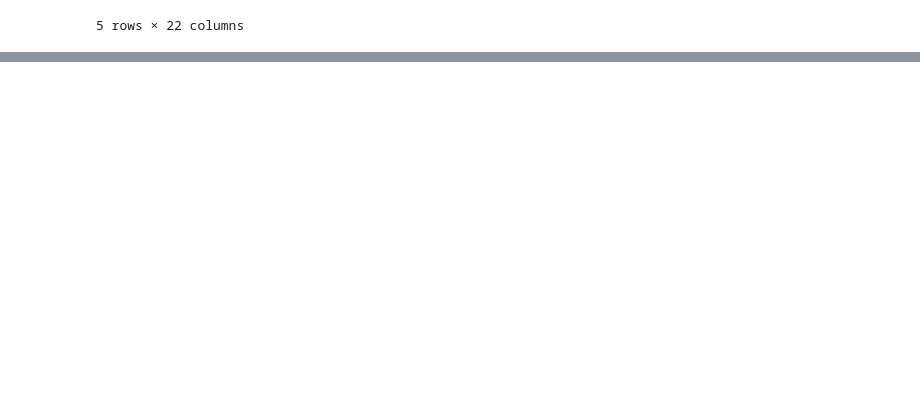
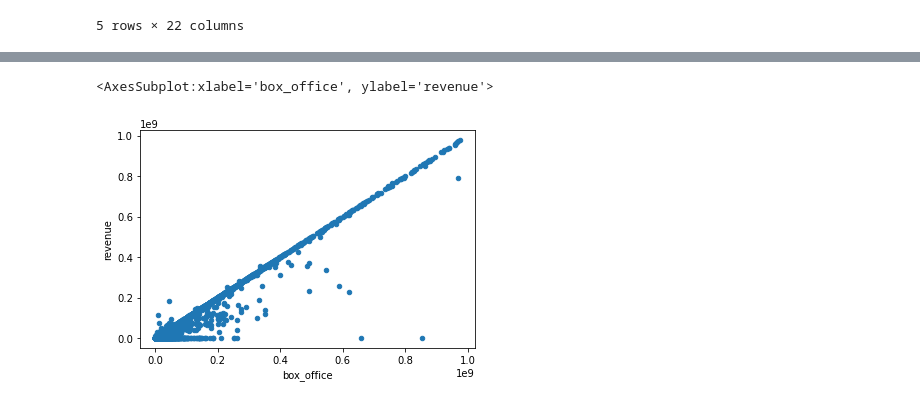
Before and after one commit to KristinaCastro/Movies_ETL, a Jupyter notebook: Movies_ETL.ipynb, the cells around one changed output, grey strips where cells are left out. Cells and saved outputs as stored; diff of their text form; code cells hidden in the pictures; blank space fills up the shorter version.

```diff
--- a/Movies_ETL.ipynb
+++ b/Movies_ETL.ipynb
@@ -803,0 +1011,8 @@ wiki_movies_df.head()
+# %%
+# Compare box office & revenue
+# Create scatter plot to see how similar the columns are > best for numeric dtypes
+# Fill missing values with zero and make scatter plot
+movies_df.fillna(0)[movies_df['box_office'] < 10**9].plot(x='box_office', y='revenue', kind='scatter')
+# %% [output]
+<AxesSubplot:xlabel='box_office', ylabel='revenue'>
+[figure, added]
```
Also changed, not shown: parts of 53 cells of this notebook.
